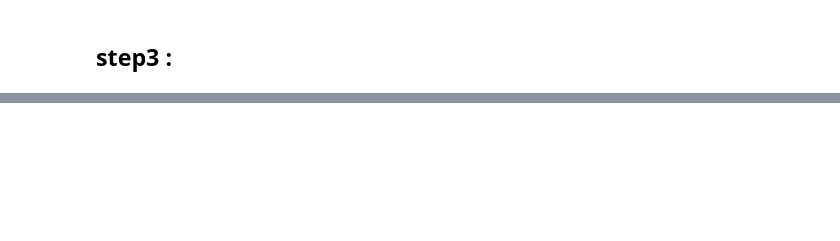
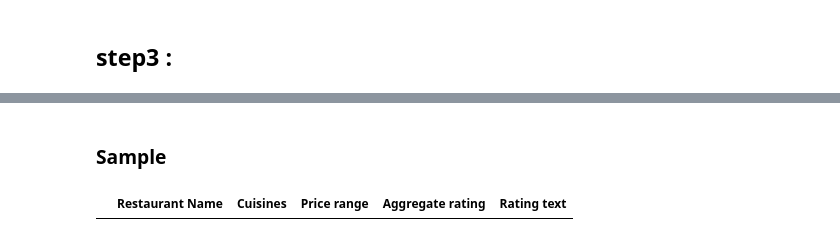
Before and after one commit to s0ul141/Cognifyz, a Jupyter notebook: Task_2.ipynb, the cells around one changed output, grey strips where cells are left out. Saved outputs shown, nothing was run; the diff lists cells and outputs as text; code cells hidden in the pictures; blank space fills up the shorter version.

```diff
--- a/Task_2.ipynb
+++ b/Task_2.ipynb
@@ -302,0 +337,47 @@ print(recommended_restaurants)
+# %%
+from sklearn.metrics.pairwise import cosine_similarity
+from sklearn.feature_extraction.text import CountVectorizer
+
+# Create a 'features' column for similarity comparison
+df['features'] = df['Cuisines'].apply(lambda x: ' '.join(x)) + ' ' + df['Price range'].astype(str) + ' ' + df['Rating text']
+
+# Vectorize the 'features' column
+vectorizer = CountVectorizer().fit_transform(df['features'])
+vectors = vectorizer.toarray()
+# %%
+# Compute the cosine similarity matrix
+cosine_sim = cosine_similarity(vectors)
+# %% [markdown]
+### Sample
+# %%
+# Function to get recommendations based on city, cuisine, and rating
+def get_recommendations(city, cuisine, rating, cosine_sim=cosine_sim):
+    encoded_city = label_encoder_city.transform([city])[0]
+    # Filter the dataframe based on the input parameters
+    filtered_df = df[(df['Encoded City'] == encoded_city) & (df['Cuisines'].apply(lambda x: cuisine in x)) & (df['Aggregate rating'] >= rating)]
+
+    if filtered_df.empty:
+        return pd.DataFrame(columns=['Restaurant Name', 'Cuisines', 'Price range', 'Aggregate rating', 'Rating text'])
+
+    # Get the indices of the filtered restaurants
+    indices = filtered_df.index
+
+    # Calculate the mean cosine similarity scores for the filtered restaurants
+    sim_scores = cosine_sim[indices].mean(axis=0)
+
+    # Sort the restaurants based on the similarity scores
+    sim_scores = sorted(list(enumerate(sim_scores)), key=lambda x: x[1], reverse=True)
+
+    # Get the scores of the 10 most similar restaurants
+    sim_scores = sim_scores[1:11]
+
+    # Get the restaurant indices
+    restaurant_indices = [i[0] for i in sim_scores]
+
+    # Return the top 10 most similar restaurants
+    return df.iloc[restaurant_indices][['Restaurant Name', 'Cuisines', 'Price range', 'Aggregate rating', 'Rating text']]
+
+# Test the recommendation system with a sample restaurant
+get_recommendations('İstanbul','Asian', 2)
+# %% [output]
+|  | Restaurant Name | Cuisines | Price range | Aggregate rating | Rating text |
```
Also changed, not shown: parts of 26 cells of this notebook.
